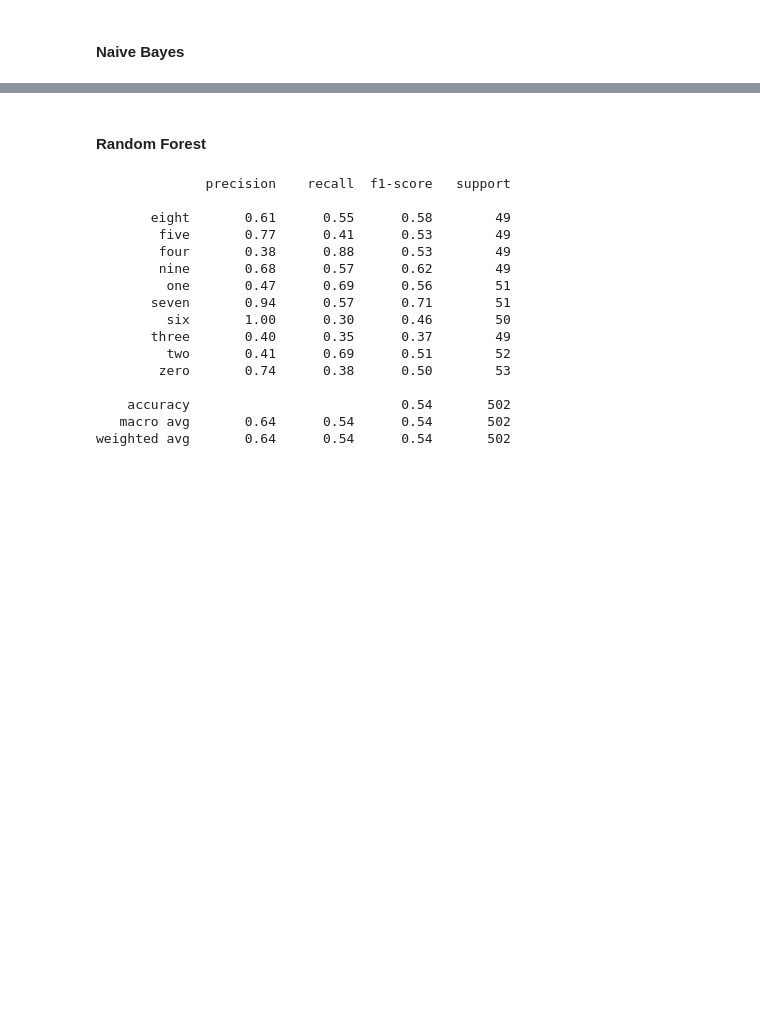
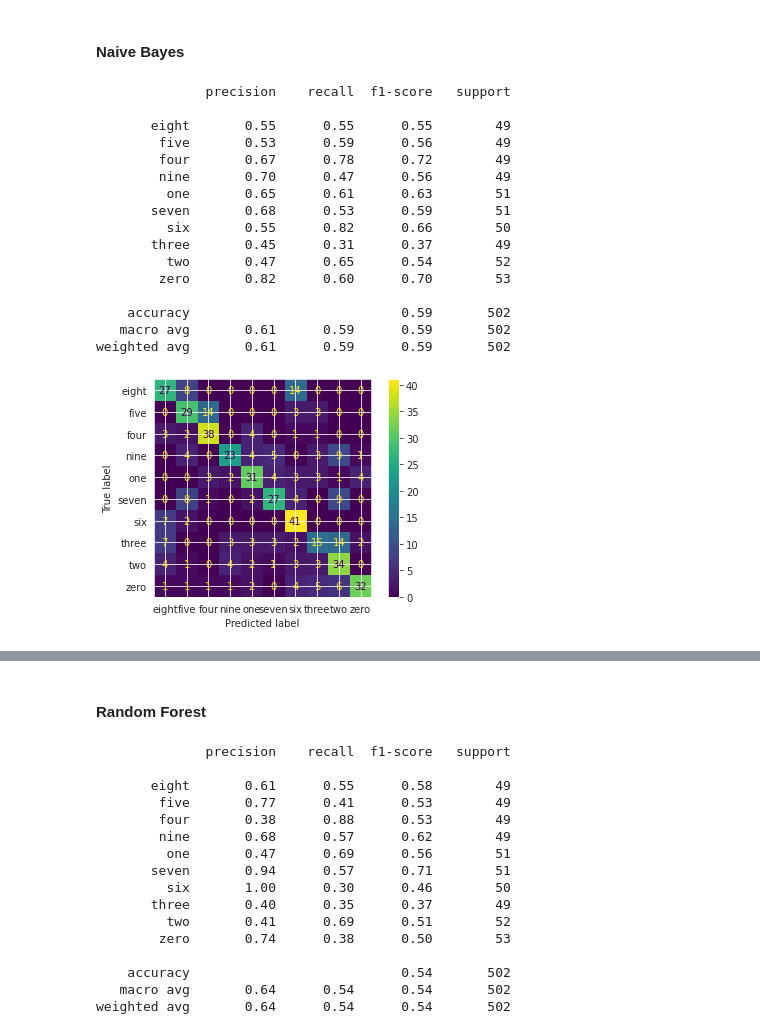
Before and after one commit to francotestori/aauba_02, a Jupyter notebook: Solution_Developement.ipynb, the cells around one changed output, grey strips where cells are left out. Saved outputs shown, nothing was run; the diff lists cells and outputs as text; code cells hidden in the pictures; blank space fills up the shorter version.

```diff
--- a/Solution_Developement.ipynb
+++ b/Solution_Developement.ipynb
@@ -1377,6 +1461,38 @@ df_self_recorded.head()
 # Armado de conjuntos
 self_recorded_target = df_self_recorded['digit']
 self_recorded_features = df_self_recorded.drop(['digit','filename'],axis=1)
+
+# Estandarizamos nuestros datos
+scaler = StandardScaler()
+self_recorded_scaled_features = pd.DataFrame(scaler.fit_transform(self_recorded_features))
 # %% [markdown]
 #### Naive Bayes
+# %%
+## Scaled Naive Bayes
+self_recorded_pred_scaled = gnb_scaled.predict(self_recorded_scaled_features)
+
+# Confusion Matrix
+plot_confusion_matrix(gnb_scaled, self_recorded_scaled_features, self_recorded_target, values_format='d')
+
+# Classification Report
+self_recorded_scaled_report = classification_report(self_recorded_target, self_recorded_pred_scaled)
+print(self_recorded_scaled_report)
+# %% [output]
+              precision    recall  f1-score   support
+
+       eight       0.55      0.55      0.55        49
+        five       0.53      0.59      0.56        49
+        four       0.67      0.78      0.72        49
+        nine       0.70      0.47      0.56        49
+         one       0.65      0.61      0.63        51
+       seven       0.68      0.53      0.59        51
+         six       0.55      0.82      0.66        50
+       three       0.45      0.31      0.37        49
+         two       0.47      0.65      0.54        52
+        zero       0.82      0.60      0.70        53
+
+    accuracy                           0.59       502
+   macro avg       0.61      0.59      0.59       502
+weighted avg       0.61      0.59      0.59       502
+[figure, added]
 # %%
```
Also changed, not shown: parts of 4 cells of this notebook.
